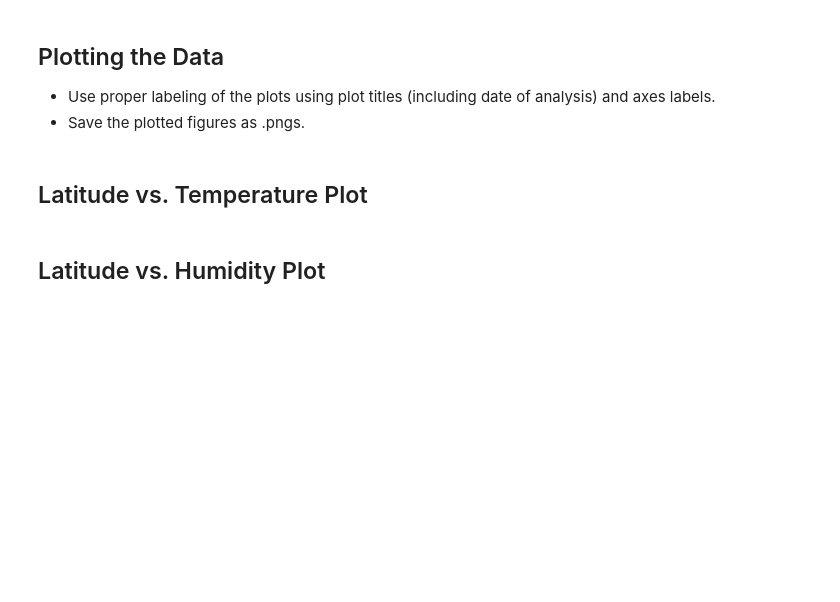
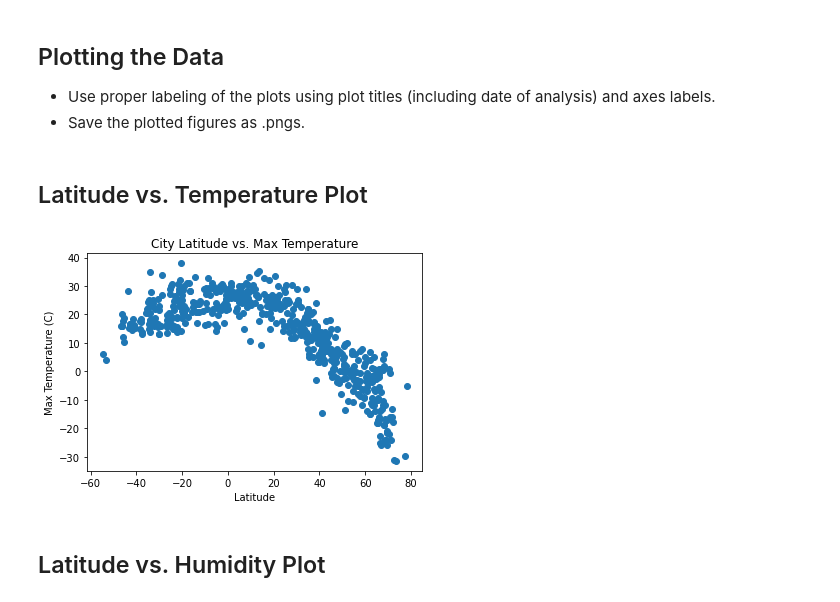
Before and after one commit to victoriawalllin/api_python_challenge, a Jupyter notebook: WeatherPy-updated.ipynb, the cells around one changed output. Cells and saved outputs as stored; diff of their text form; code cells hidden in the pictures; blank space fills up the shorter version.

```diff
--- a/WeatherPy-updated.ipynb
+++ b/WeatherPy-updated.ipynb
@@ -166,6 +147,6 @@ weather_data.to_csv(r'output_data\my_weather_data.csv')
 Skip this step if there are no cities that have humidity > 100%.
 # %%
 #  Get the indices of cities that have humidity over 100%.
-drop_humidity = weather_data.drop("City ID 129"], keep=False)
-drop_humidity
+clean_data = weather_data.loc[weather_data["Humidity"] <=100]
+clean_data
 # %% [output]
@@ -179,5 +169,17 @@ SyntaxError: closing parenthesis ']' does not match opening parenthesis '(' (<ip
 * Save the plotted figures as .pngs.
 # %% [markdown]
 ## Latitude vs. Temperature Plot
+# %%
+lat_scatter = clean_data["Latitude"]
+temp_scatter = clean_data["Max Temp"]
+
+plt.scatter(lat_scatter,temp_scatter)
+plt.title('City Latitude vs. Max Temperature')
+plt.xlabel('Latitude')
+plt.ylabel('Max Temperature (C)')
+plt.savefig('scatplotlatitudemaxtemp')
+plt.show()
+# %% [output]
+[figure, added]
 # %% [markdown]
 ## Latitude vs. Humidity Plot
```
Also changed, not shown: parts of 25 cells of this notebook, 13 other files.
